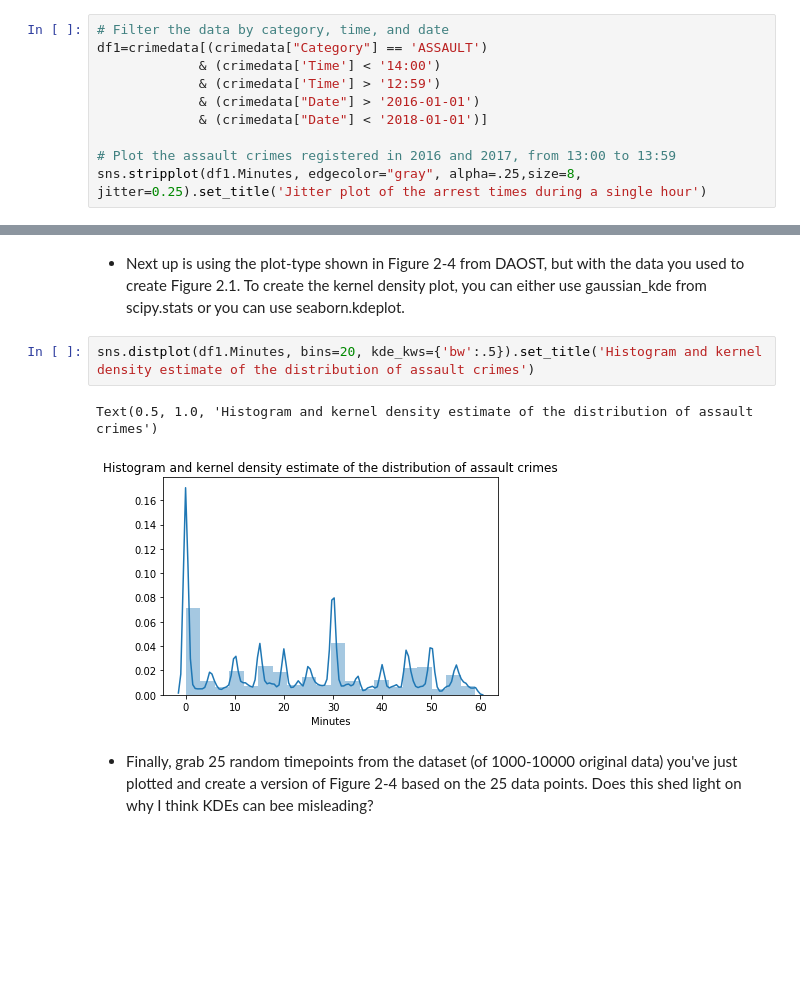
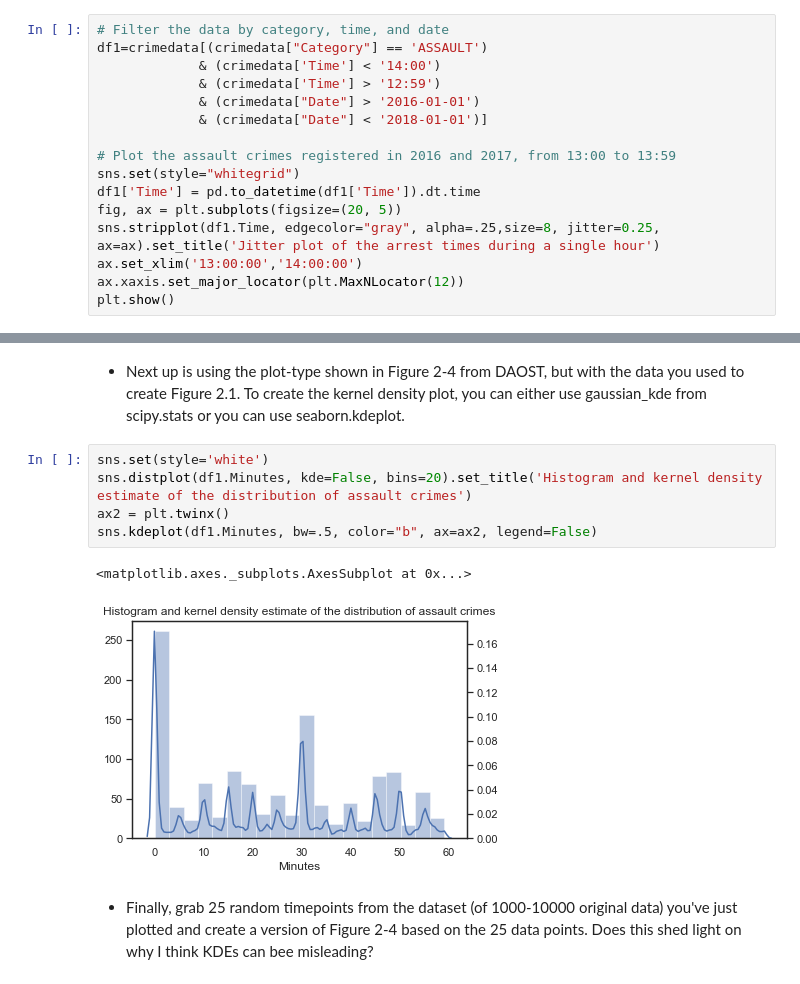
Before and after one commit to IncioMan/socialdata, a Jupyter notebook: Assignments/Assignment1_Part3&6.ipynb, the cells around one changed output, grey strips where cells are left out. Drawn from its saved outputs; the diff is of its cells as text; blank space fills up the shorter version.

```diff
--- a/Assignments/Assignment1_Part3&6.ipynb
+++ b/Assignments/Assignment1_Part3&6.ipynb
@@ -24,5 +24,11 @@ df1=crimedata[(crimedata["Category"] == 'ASSAULT')
              & (crimedata["Date"] < '2018-01-01')]
 
 # Plot the assault crimes registered in 2016 and 2017, from 13:00 to 13:59
-sns.stripplot(df1.Minutes, edgecolor="gray", alpha=.25,size=8, jitter=0.25).set_title('Jitter plot of the arrest times during a single hour')
+sns.set(style="whitegrid")
+df1['Time'] = pd.to_datetime(df1['Time']).dt.time
+fig, ax = plt.subplots(figsize=(20, 5))
+sns.stripplot(df1.Time, edgecolor="gray", alpha=.25,size=8, jitter=0.25, ax=ax).set_title('Jitter plot of the arrest times during a single hour')
+ax.set_xlim('13:00:00','14:00:00')
+ax.xaxis.set_major_locator(plt.MaxNLocator(12))
+plt.show()
 # %% [output]
@@ -70,10 +80,13 @@ Text(0, 0.5, 'Count')
 # %% [markdown]
 * Next up is using the plot-type shown in Figure 2-4 from DAOST, but with the data you used to create Figure 2.1. To create the kernel density plot, you can either use gaussian_kde from scipy.stats or you can use seaborn.kdeplot.
 # %%
-sns.distplot(df1.Minutes, bins=20, kde_kws={'bw':.5}).set_title('Histogram and kernel density estimate of the distribution of assault crimes')
+sns.set(style='white')
+sns.distplot(df1.Minutes, kde=False, bins=20).set_title('Histogram and kernel density estimate of the distribution of assault crimes')
+ax2 = plt.twinx()
+sns.kdeplot(df1.Minutes, bw=.5, color="b", ax=ax2, legend=False)
 # %% [output]
-Text(0.5, 1.0, 'Histogram and kernel density estimate of the distribution of assault crimes')
+<matplotlib.axes._subplots.AxesSubplot at 0x...>
-[figure, old version]
+[figure, new version]
 # %% [markdown]
 * Finally, grab 25 random timepoints from the dataset (of 1000-10000 original data) you've just plotted and create a version of Figure 2-4 based on the 25 data points. Does this shed light on why I think KDEs can bee misleading?
 # %%
```
Also changed, not shown: parts of 10 cells of this notebook.
